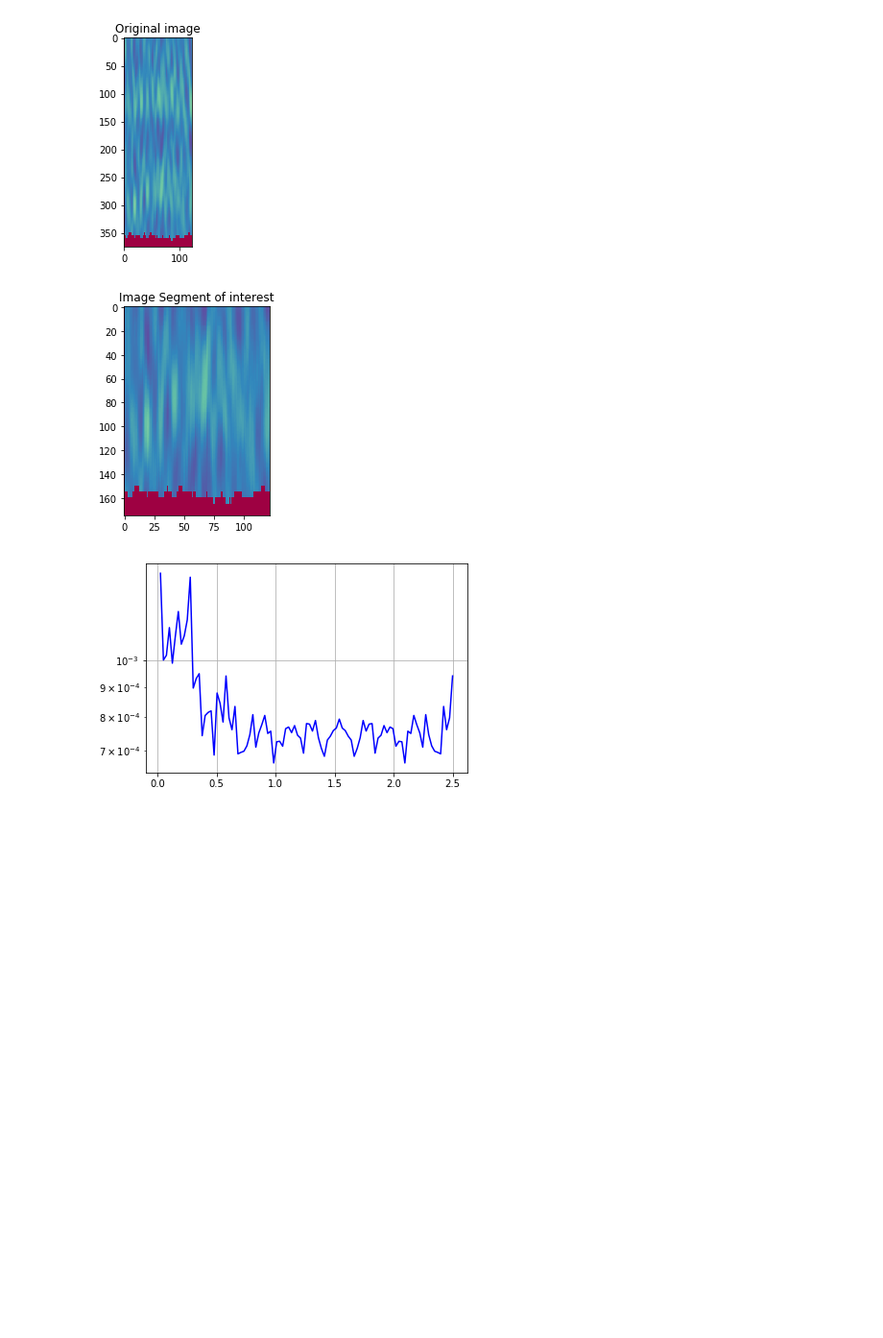
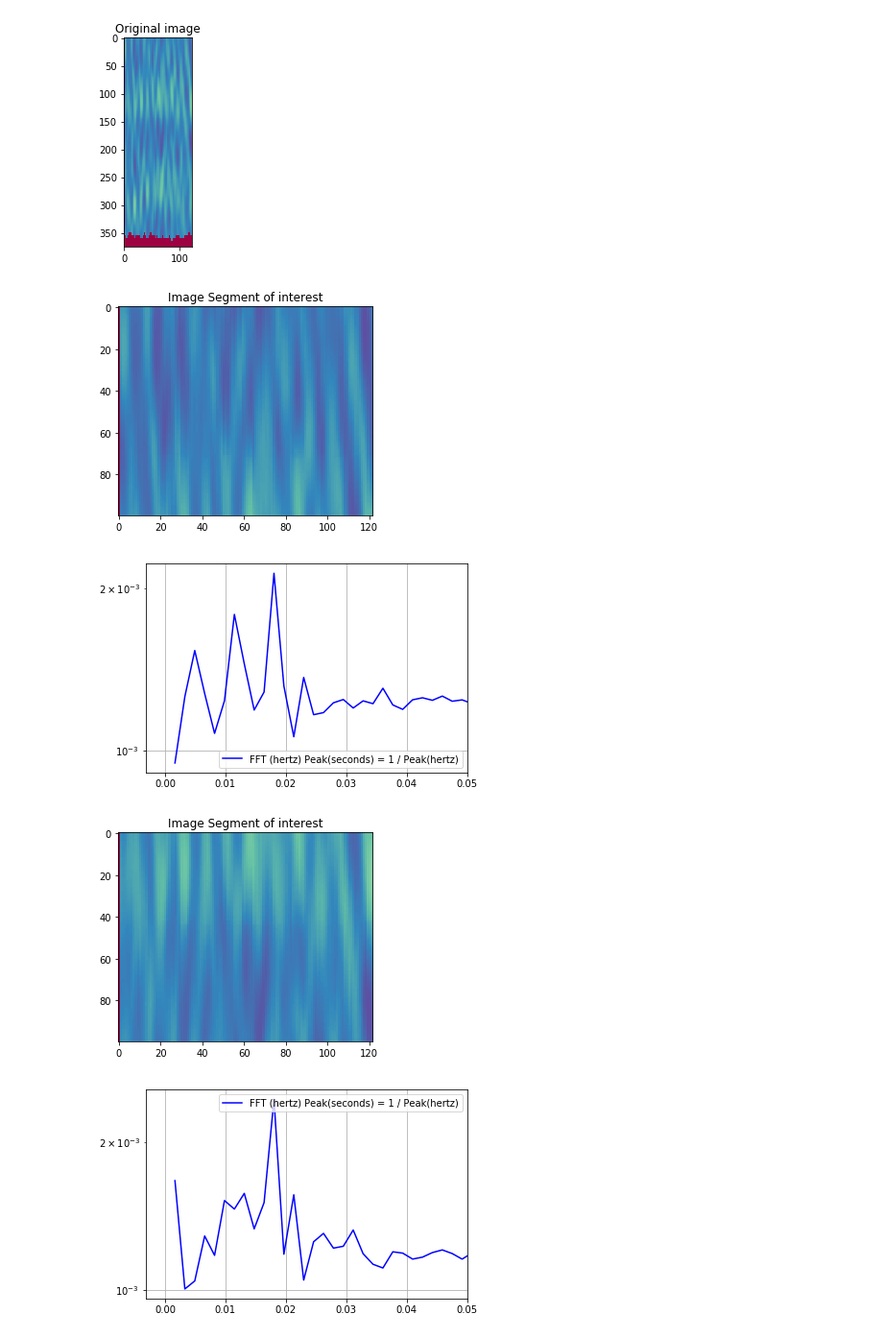
Before and after one commit to oozguc/PyImage, a Jupyter notebook: ObjectClassInstance/FFTImage.ipynb, the cells around one changed output. Shown: that part at 96% size. Cells and saved outputs as stored; diff of their text form; code cells hidden in the pictures; blank space fills up the shorter version.

Commit message:
FFT for images along a dimension

```diff
--- a/ObjectClassInstance/FFTImage.ipynb
+++ b/ObjectClassInstance/FFTImage.ipynb
@@ -18,11 +20,13 @@ base = os.path.split(sourceimage)[-1]
 Filename = os.path.splitext(base)
 # %%
 #Enter time unit in seconds
-Time_unit = 1.0 / 5.0
+Time_unit = 5
 #Enter start y pixel unit for the section
 StartSection = 0
 #Enter end y pixel unit for section
 EndSection = 100
+#Range of Plot in Hertz
+maxXrange = 0.05
 # %%
 plt.figure()
 plt.imshow(y, plt.cm.Spectral)
@@ -32,13 +36,14 @@ Yrange = y.shape[1]
 print(Xrange, " ", Yrange)
 width = int(EndSection - StartSection)
 block = int(Xrange / width)
-x = np.linspace(0.0, width*Time_unit, width)
-xf = np.linspace(0.0, 1.0/(2.0*Time_unit), int(width/2))
+
+Start = StartSection
+End = EndSection
 # %% [output]
 375   122
 [figure]
 # %%
-# Show the results
+#FFT without filter
 
 def doFFT(image, block):
    addedfft = 0
@@ -49,20 +54,30 @@ def doFFT(image, block):
       addedfft += np.abs(fftresult)
    addedfft/=image.shape[0]
    plt.figure()
+   PointsSample = image.shape[1]
+   xf = fftfreq(PointsSample, Time_unit)
 
-   plt.semilogy(xf[1:int(width/2)], 2.0/width * (addedfft[1:int(width/2)]), '-b')
+   plt.semilogy(xf[1:int(PointsSample//2)], 2.0/PointsSample * (addedfft[1:int(PointsSample//2)]), '-b')
+   plt.xlim(xmax = maxXrange)
    plt.grid()
+   plt.legend(['FFT (hertz) Peak(seconds) = 1 / Peak(hertz)'])
    plt.savefig(targetdir + Filename[0] + str(block) + '.png')
 # %%
 
 for i in range(block):
  plt.figure()
  smally = y[StartSection:EndSection, :]
  plt.imshow(smally, plt.cm.Spectral)
  plt.title('Image Segment of interest')
+
  StartSection = EndSection
  EndSection += width
  doFFT(smally, i)
+
+StartSection = Start
+EndSection = End
 # %% [output]
-[figure, old version]
+[figure, new version]
-[figure, old version]
+[figure, new version]
+[figure, added]
+[figure, added]
```
Also changed, not shown: parts of 4 cells of this notebook.
